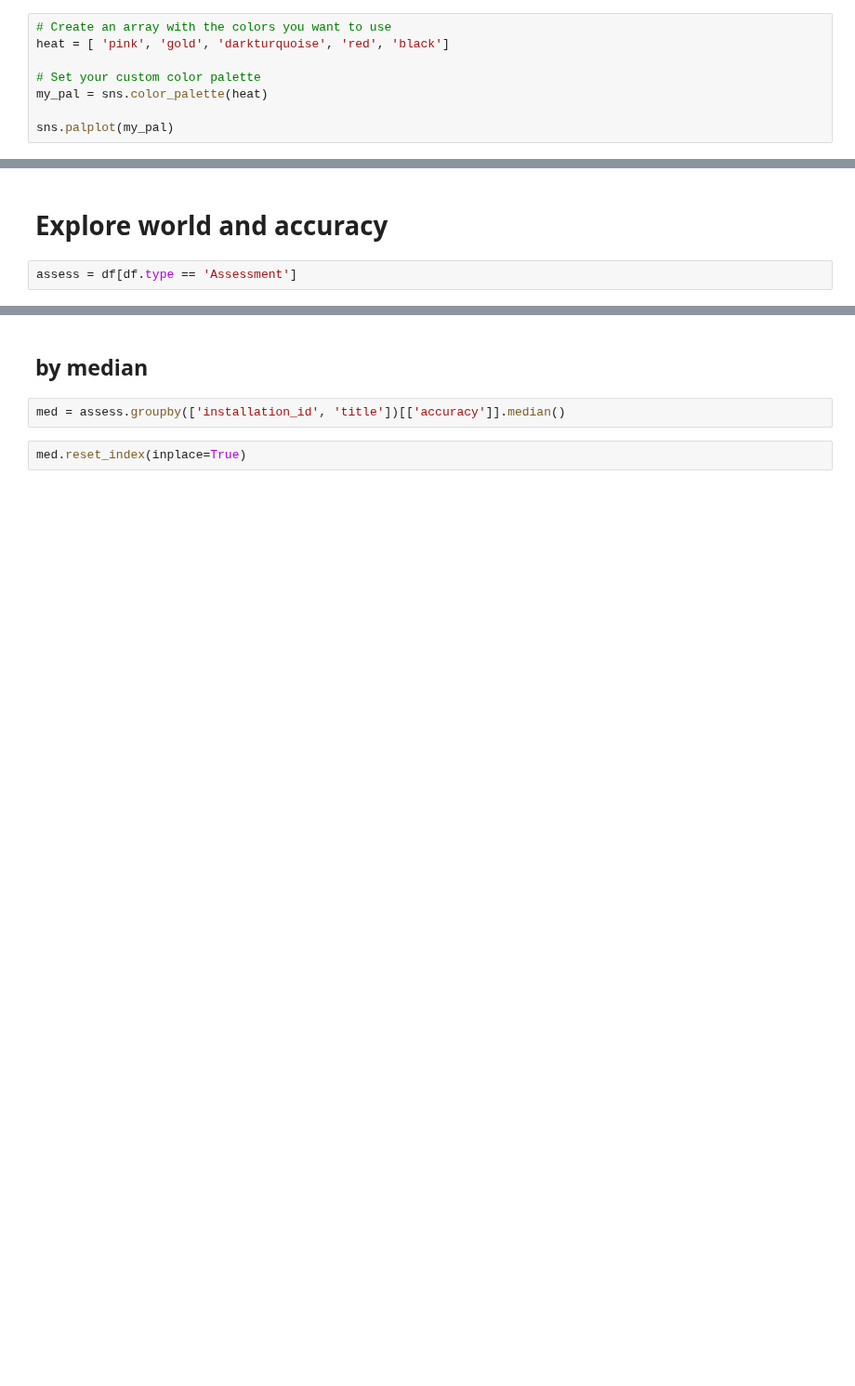
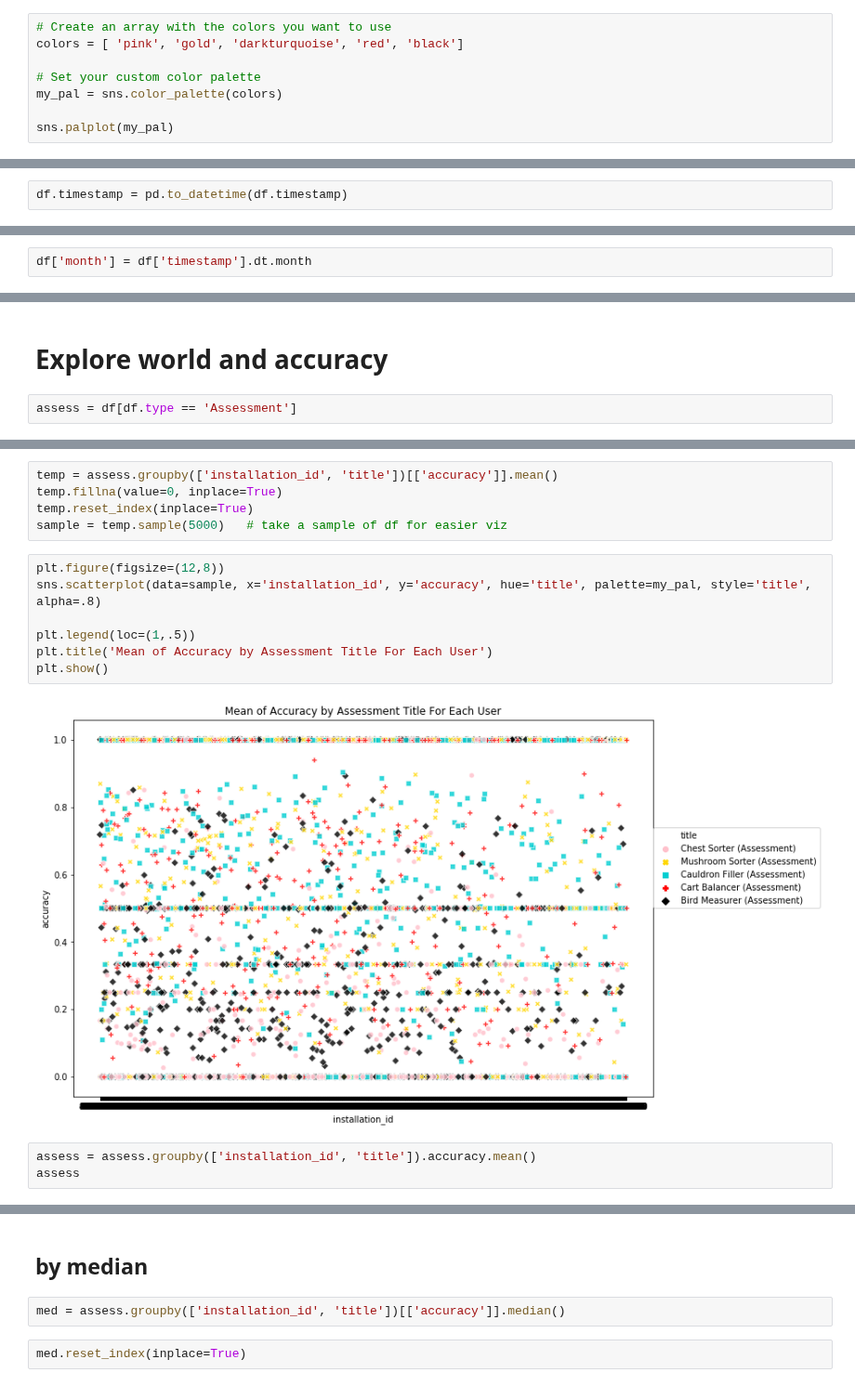
Before and after one commit to cats-in-the-hat/PBS-KIDS2, a Jupyter notebook: faith/faith_explore_game_time-Copy1.ipynb, the cells around one changed output, grey strips where cells are left out. Shown at 93% size. Saved outputs shown, nothing was run; the diff lists cells and outputs as text; blank space fills up the shorter version.

```diff
--- a/faith/faith_explore_game_time-Copy1.ipynb
+++ b/faith/faith_explore_game_time-Copy1.ipynb
@@ -15,10 +21,10 @@ warnings.filterwarnings('ignore')
 from wrangle import get_assessment_users
 # %%
 # Create an array with the colors you want to use
-heat = [ 'pink', 'gold', 'darkturquoise', 'red', 'black']
+colors = [ 'pink', 'gold', 'darkturquoise', 'red', 'black']
 
 # Set your custom color palette
-my_pal = sns.color_palette(heat)
+my_pal = sns.color_palette(colors)
 
 sns.palplot(my_pal)
 # %% [output]
@@ -49,0 +58,2 @@ df.head(2)
+# %%
+df.timestamp = pd.to_datetime(df.timestamp)
@@ -49,0 +62,2 @@ df.head(2)
+# %%
+df['month'] = df['timestamp'].dt.month
@@ -133,0 +269,17 @@ assess = df[df.type == 'Assessment']
+# %%
+temp = assess.groupby(['installation_id', 'title'])[['accuracy']].mean()
+temp.fillna(value=0, inplace=True)
+temp.reset_index(inplace=True)
+sample = temp.sample(5000)   # take a sample of df for easier viz
+# %%
+plt.figure(figsize=(12,8))
+sns.scatterplot(data=sample, x='installation_id', y='accuracy', hue='title', palette=my_pal, style='title', alpha=.8)
+
+plt.legend(loc=(1,.5))
+plt.title('Mean of Accuracy by Assessment Title For Each User')
+plt.show()
+# %% [output]
+[figure, added]
+# %%
+assess = assess.groupby(['installation_id', 'title']).accuracy.mean()
+assess
```
Also changed, not shown: parts of 14 cells of this notebook.
